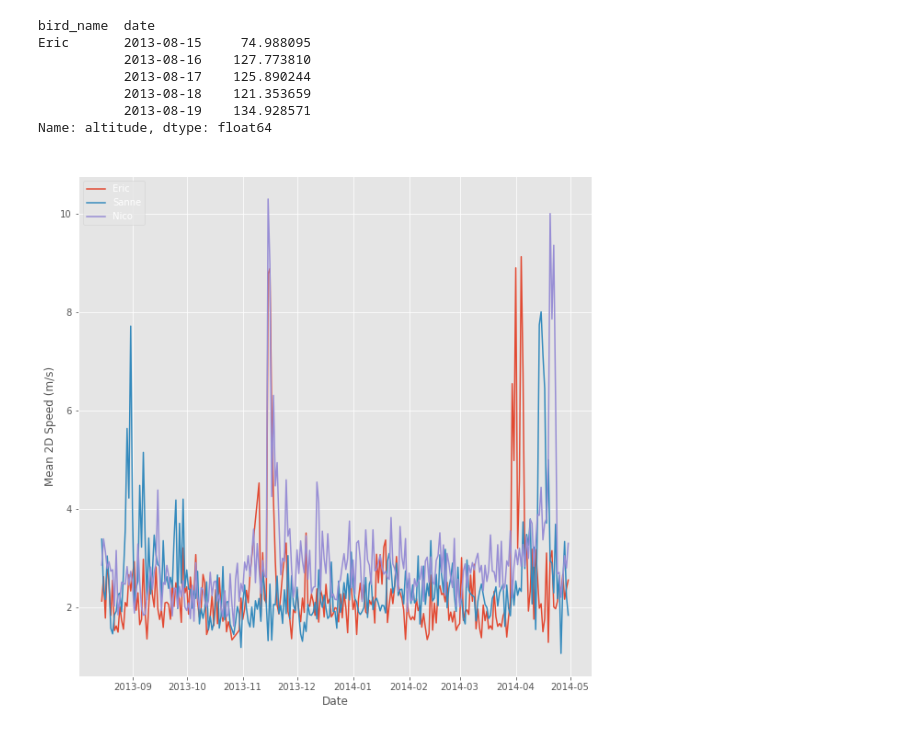
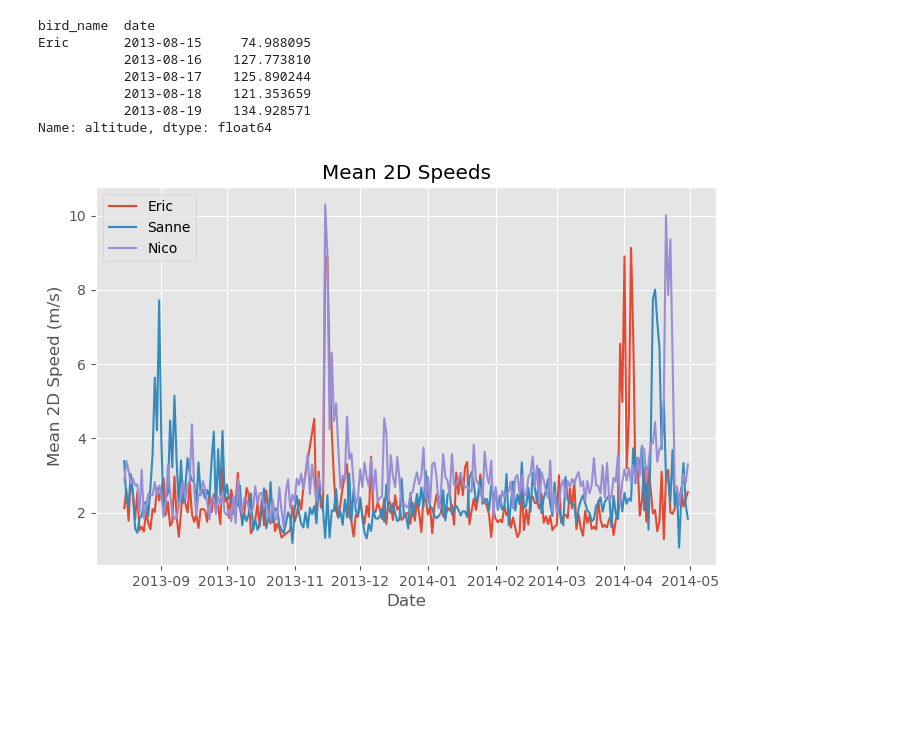
Before and after one commit to ashudva/KED, a Jupyter notebook: _notebooks/2020-12-27-Bird-Migration.ipynb, the cells around one changed output. Saved outputs shown, nothing was run; the diff lists cells and outputs as text; code cells hidden in the pictures; blank space fills up the shorter version.

```diff
--- a/_notebooks/2020-12-27-Bird-Migration.ipynb
+++ b/_notebooks/2020-12-27-Bird-Migration.ipynb
@@ -384,17 +381,16 @@ Name: altitude, dtype: float64
 # %%
 eric_daily_speed  = grouped_birdday.speed_2d.mean()["Eric"]
 sanne_daily_speed = grouped_birdday.speed_2d.mean()["Sanne"]
 nico_daily_speed  = grouped_birdday.speed_2d.mean()["Nico"]
 
-plt.figure(figsize=(10,10))
+plt.figure(figsize=(8,5), dpi=100)
 eric_daily_speed.plot(label="Eric")
 sanne_daily_speed.plot(label="Sanne")
 nico_daily_speed.plot(label="Nico")
 plt.xlabel("Date")
 plt.ylabel("Mean 2D Speed (m/s)")
 plt.title("Mean 2D Speeds")
 plt.legend(loc="upper left")
-plt.savefig("mean_2d_speed.pdf")
 plt.show()
 # %% [output]
-[figure, old version]
+[figure, new version]
```
Also changed, not shown: parts of 8 cells of this notebook, 1 other file.
